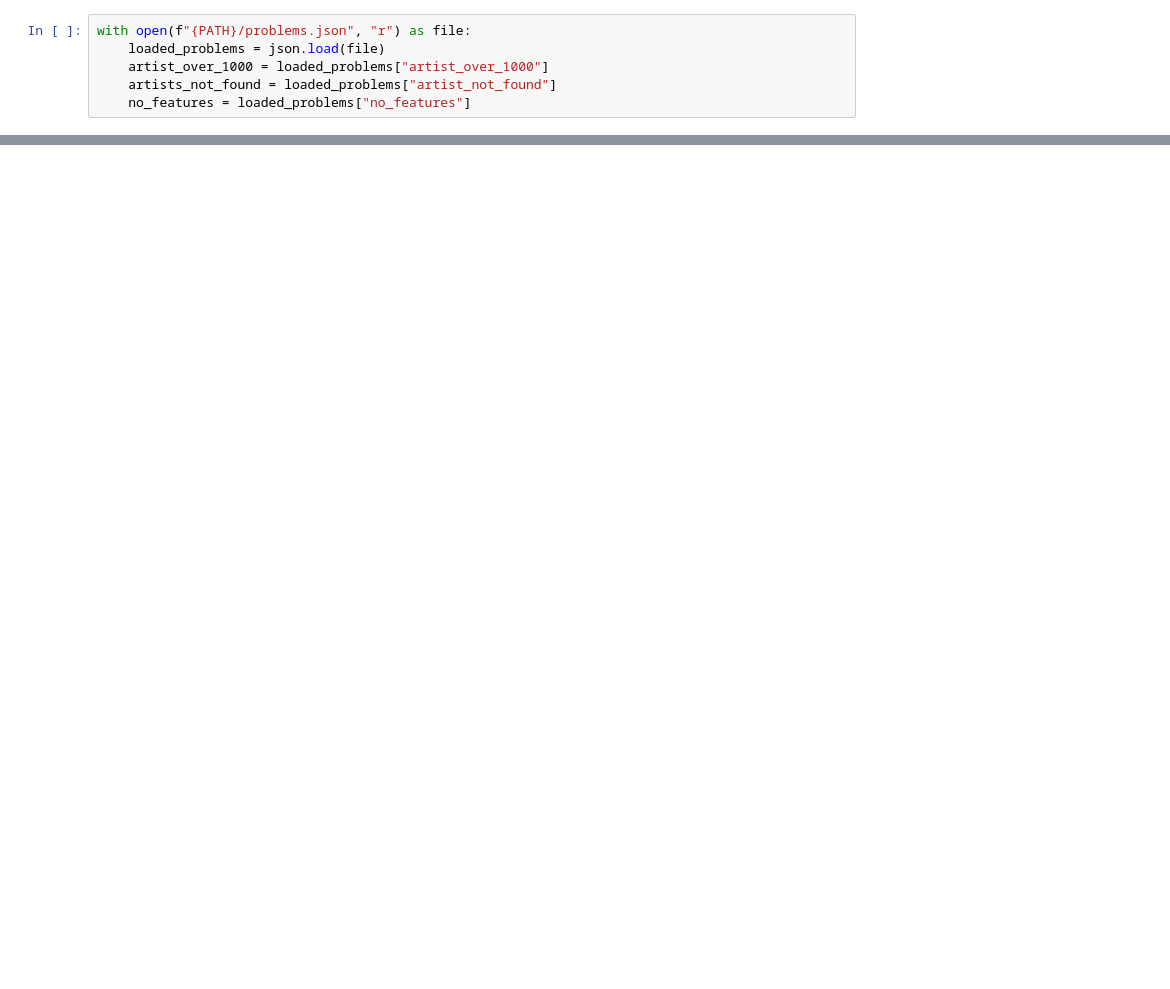
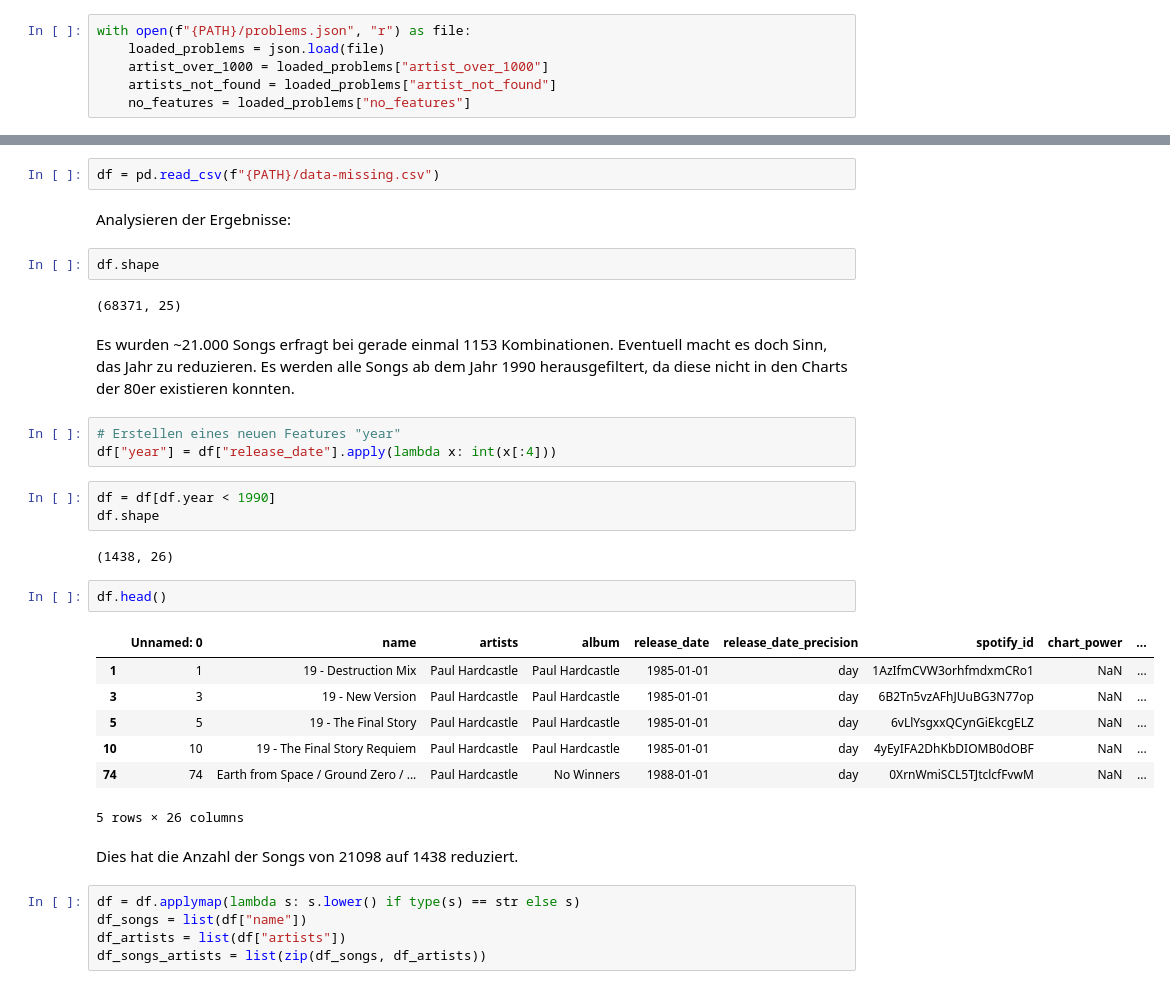
Before and after one commit to Jannis37/80s-recommender, a Jupyter notebook: extra.ipynb, the cells around one changed output, grey strips where cells are left out. Saved outputs shown, nothing was run; the diff lists cells and outputs as text; blank space fills up the shorter version.

```diff
--- a/extra.ipynb
+++ b/extra.ipynb
@@ -966,0 +1210,35 @@ df[df["artists"] == "Caroline Loeb"]
+# %%
+df = pd.read_csv(f"{PATH}/data-missing.csv")
+# %% [markdown]
+Analysieren der Ergebnisse:
+# %%
+df.shape
+# %% [output]
+(68371, 25)
+# %% [markdown]
+Es wurden ~21.000 Songs erfragt bei gerade einmal 1153 Kombinationen. Eventuell macht es doch Sinn, das Jahr zu reduzieren. Es werden alle Songs ab dem Jahr 1990 herausgefiltert, da diese nicht in den Charts der 80er existieren konnten.
+# %%
+# Erstellen eines neuen Features "year"
+df["year"] = df["release_date"].apply(lambda x: int(x[:4]))
+# %%
+df = df[df.year < 1990]
+df.shape
+# %% [output]
+(1438, 26)
+# %%
+df.head()
+# %% [output]
+|  | Unnamed: 0 | name | artists | album | release_date | release_date_precision | spotify_id | chart_power | ... |
+| 1 | 1 | 19 - Destruction Mix | Paul Hardcastle | Paul Hardcastle | 1985-01-01 | day | 1AzIfmCVW3orhfmdxmCRo1 | NaN | ... |
+| 3 | 3 | 19 - New Version | Paul Hardcastle | Paul Hardcastle | 1985-01-01 | day | 6B2Tn5vzAFhJUuBG3N77op | NaN | ... |
+| 5 | 5 | 19 - The Final Story | Paul Hardcastle | Paul Hardcastle | 1985-01-01 | day | 6vLlYsgxxQCynGiEkcgELZ | NaN | ... |
+| 10 | 10 | 19 - The Final Story Requiem | Paul Hardcastle | Paul Hardcastle | 1985-01-01 | day | 4yEyIFA2DhKbDIOMB0dOBF | NaN | ... |
+| 74 | 74 | Earth from Space / Ground Zero / ... | Paul Hardcastle | No Winners | 1988-01-01 | day | 0XrnWmiSCL5TJtclcfFvwM | NaN | ... |
+5 rows × 26 columns
+# %% [markdown]
+Dies hat die Anzahl der Songs von 21098 auf 1438 reduziert.
+# %%
+df = df.applymap(lambda s: s.lower() if type(s) == str else s)
+df_songs = list(df["name"])
+df_artists = list(df["artists"])
+df_songs_artists = list(zip(df_songs, df_artists))
```
Also changed, not shown: parts of 48 cells of this notebook.
